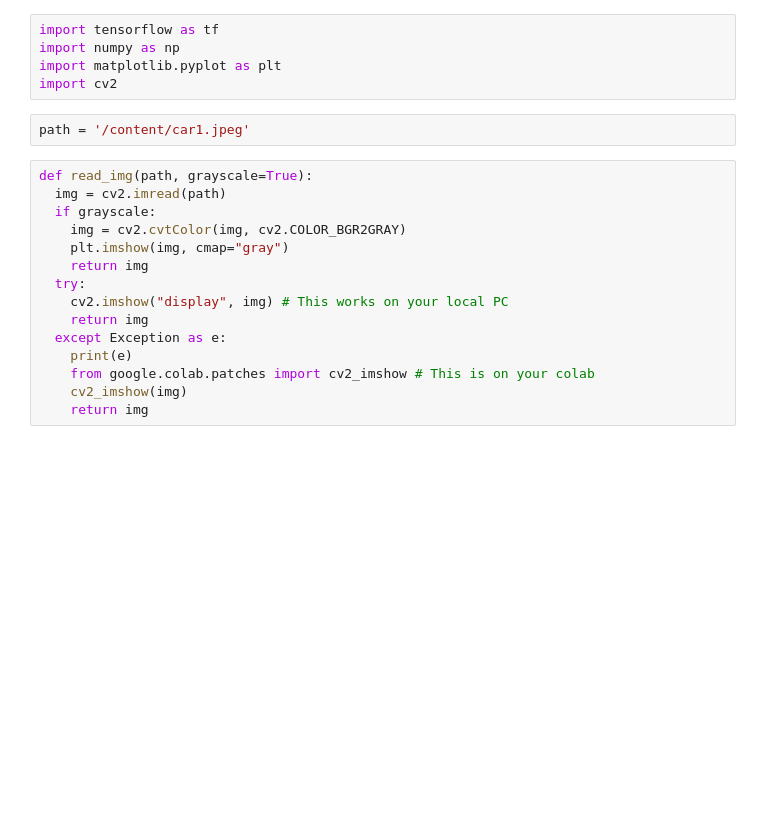
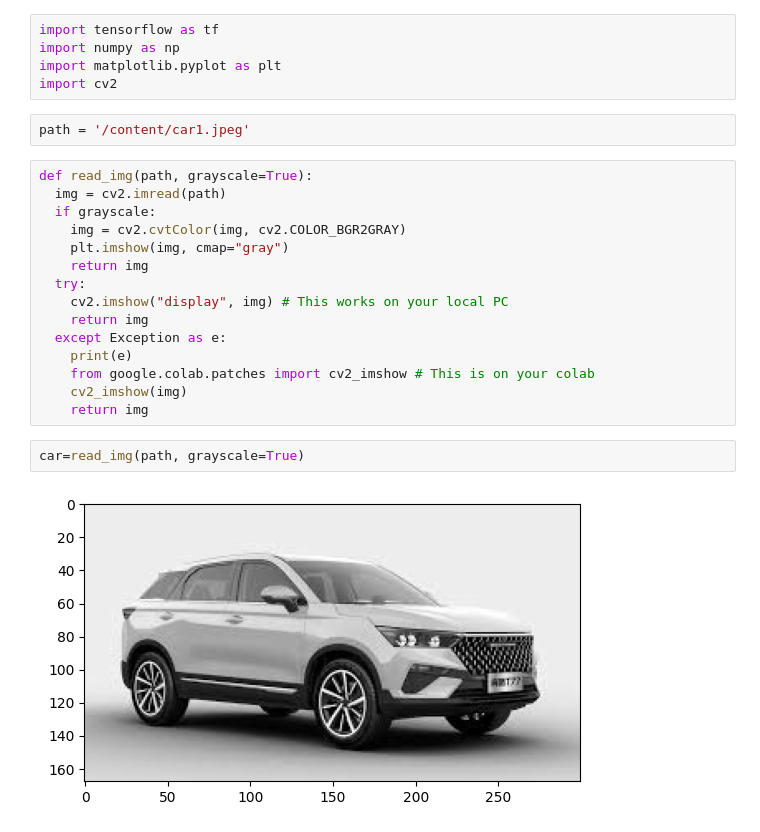
Before and after one commit to syedshahlal/Understanding_Computer_Vision, a Jupyter notebook: CNN_and_Pooling.ipynb, the cells around one changed output. Saved outputs shown, nothing was run; the diff lists cells and outputs as text; blank space fills up the shorter version.

```diff
--- a/CNN_and_Pooling.ipynb
+++ b/CNN_and_Pooling.ipynb
@@ -22,3 +22,7 @@ def read_img(path, grayscale=True):
     from google.colab.patches import cv2_imshow # This is on your colab
     cv2_imshow(img)
     return img
+# %%
+car=read_img(path, grayscale=True)
+# %% [output]
+[figure, added]
```
Also changed, not shown: parts of 3 cells of this notebook.
